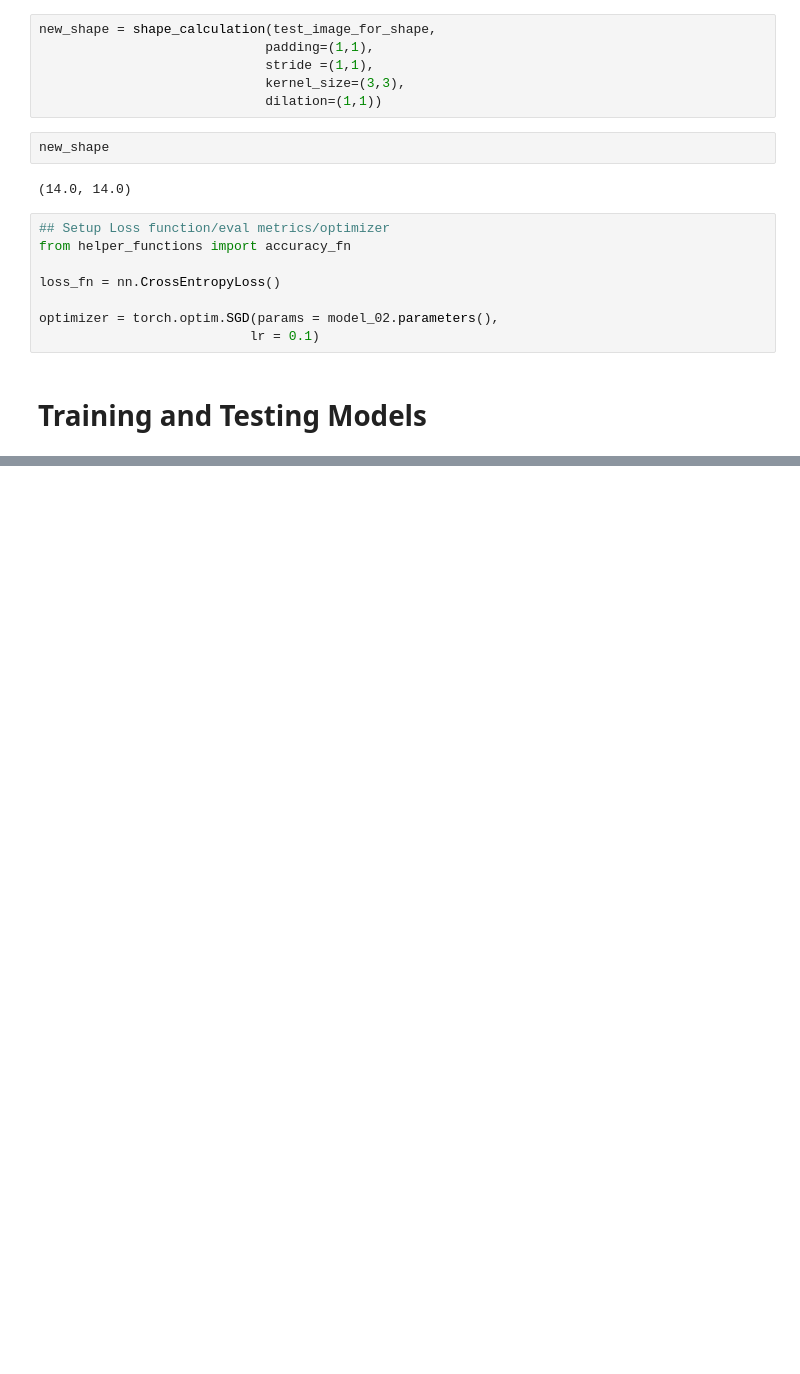
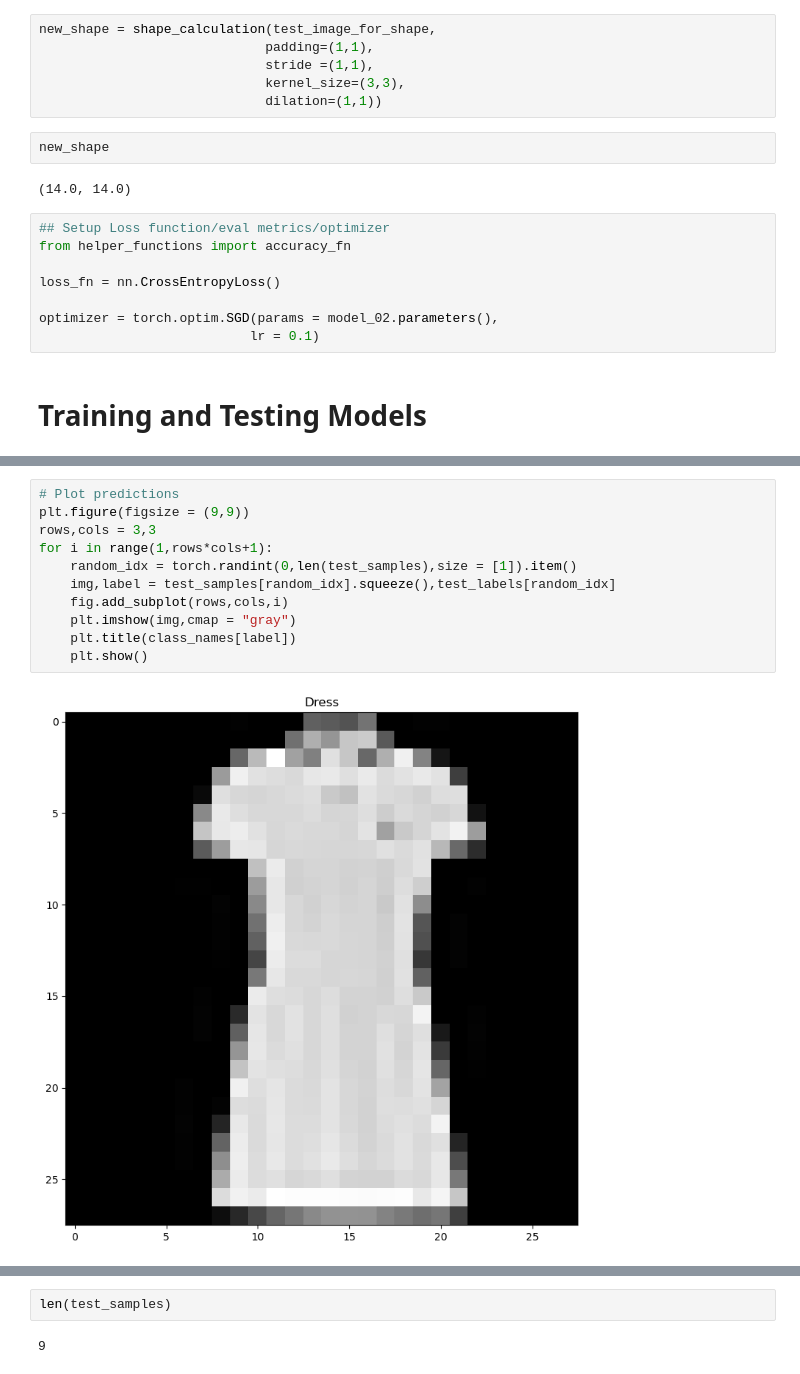
Before and after one commit to Tinonturja/PyTorch-Basics-with-Computer-Vision, a Jupyter notebook: Computer Vison.ipynb, the cells around one changed output, grey strips where cells are left out. Cells and saved outputs as stored; diff of their text form; blank space fills up the shorter version.

```diff
--- a/Computer Vison.ipynb
+++ b/Computer Vison.ipynb
@@ -1004,0 +996,13 @@ Train time on mps: 60.35410395899089 seconds
+# %%
+# Plot predictions
+plt.figure(figsize = (9,9))
+rows,cols = 3,3
+for i in range(1,rows*cols+1):
+    random_idx = torch.randint(0,len(test_samples),size = [1]).item()
+    img,label = test_samples[random_idx].squeeze(),test_labels[random_idx]
+    fig.add_subplot(rows,cols,i)
+    plt.imshow(img,cmap = "gray")
+    plt.title(class_names[label])
+    plt.show()
+# %% [output]
+[figure, added]
@@ -1004,0 +1017,4 @@ Train time on mps: 60.35410395899089 seconds
+# %%
+len(test_samples)
+# %% [output]
+9
```
Also changed, not shown: parts of 51 cells of this notebook, 2 other files.
